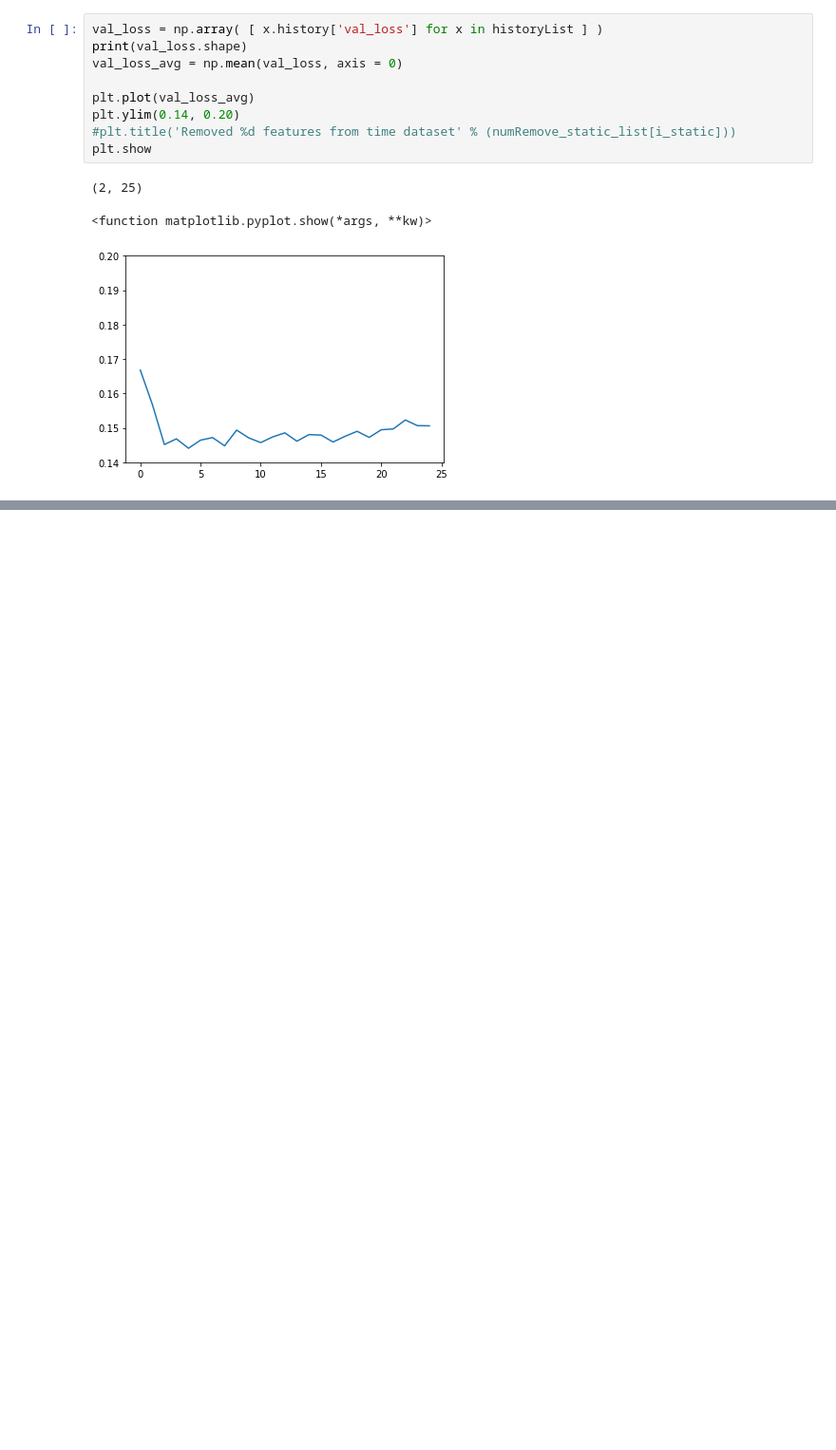
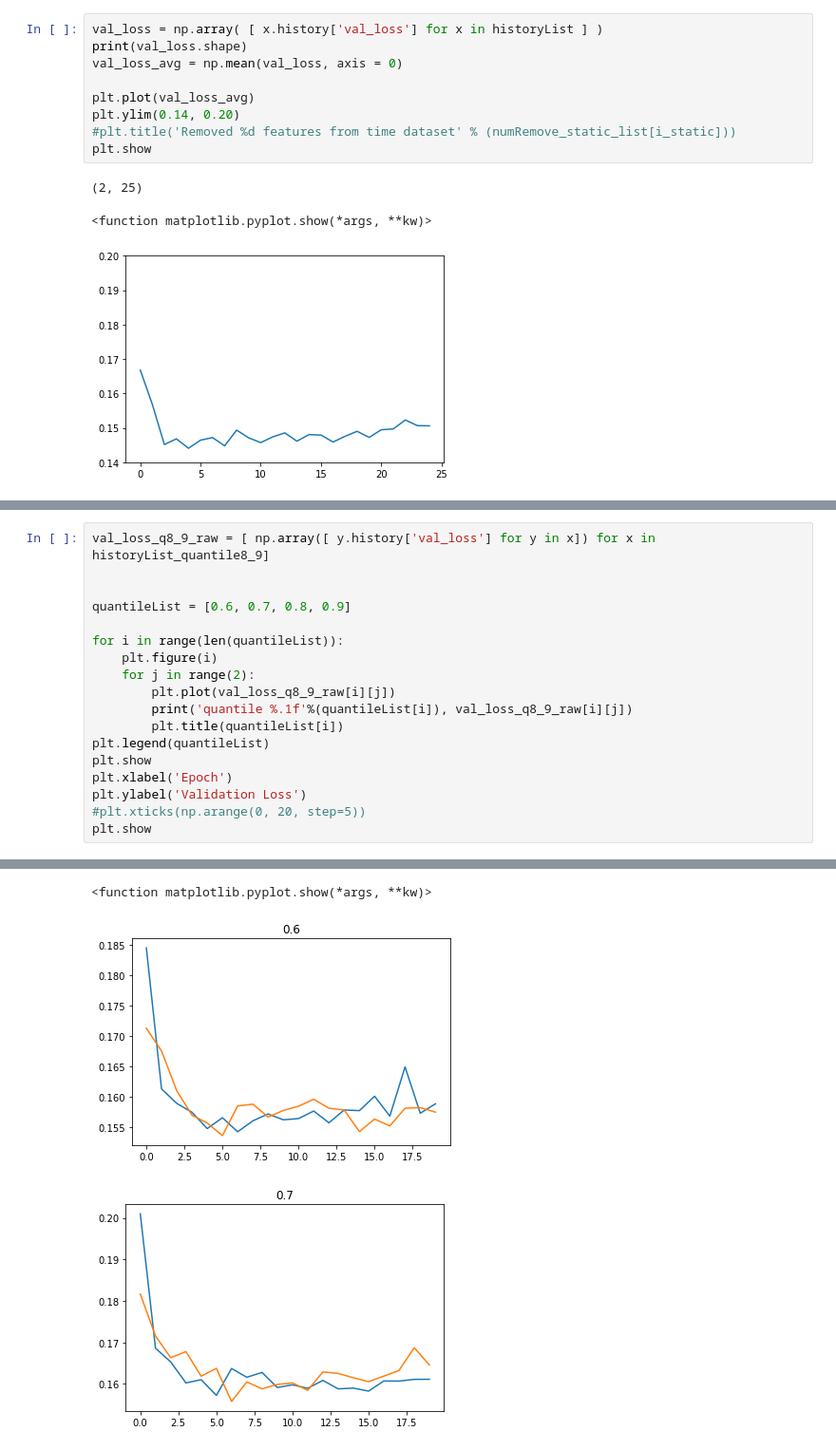
Before and after one commit to danielnee2/SKTW, a Jupyter notebook: exploratory_HJo/cond_rnn_script_v5.ipynb, the cells around one changed output, grey strips where cells are left out. Shown: that part at 95% size. Drawn from its saved outputs; the diff is of its cells as text; blank space fills up the shorter version.

```diff
--- a/exploratory_HJo/cond_rnn_script_v5.ipynb
+++ b/exploratory_HJo/cond_rnn_script_v5.ipynb
@@ -770,0 +929,19 @@ for rep in range(num_repeat):
+# %%
+val_loss_q8_9_raw = [ np.array([ y.history['val_loss'] for y in x]) for x in historyList_quantile8_9]
+
+
+quantileList = [0.6, 0.7, 0.8, 0.9]
+
+for i in range(len(quantileList)):
+    plt.figure(i)
+    for j in range(2):
+        plt.plot(val_loss_q8_9_raw[i][j])
+        print('quantile %.1f'%(quantileList[i]), val_loss_q8_9_raw[i][j])
+        plt.title(quantileList[i])
+plt.legend(quantileList)
+plt.show
+plt.xlabel('Epoch')
+plt.ylabel('Validation Loss')
+#plt.xticks(np.arange(0, 20, step=5))
+plt.show
+# %% [output]
@@ -770,0 +965,3 @@ for rep in range(num_repeat):
+<function matplotlib.pyplot.show(*args, **kw)>
+[figure, added]
+[figure, added]
```
Also changed, not shown: parts of 21 cells of this notebook, 1 other file.
